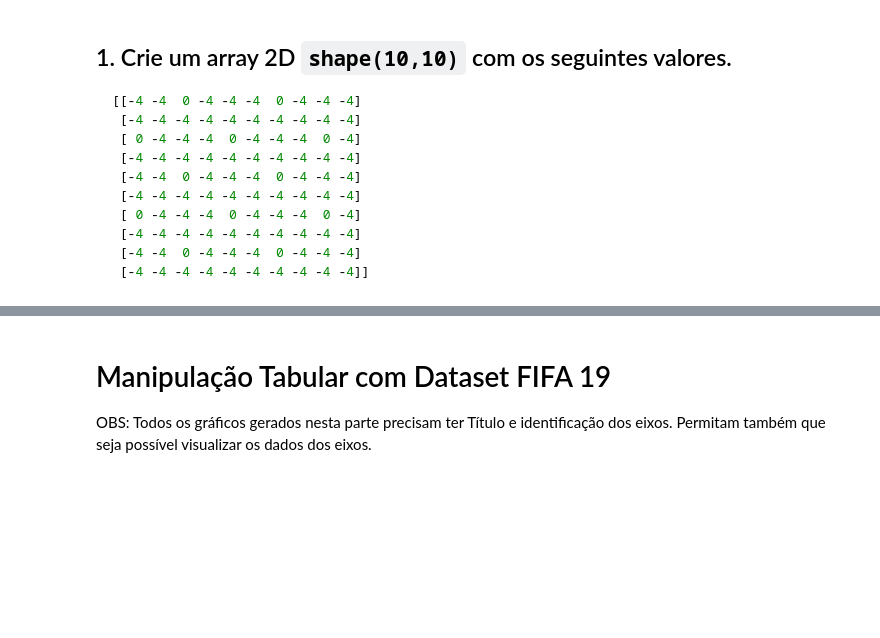
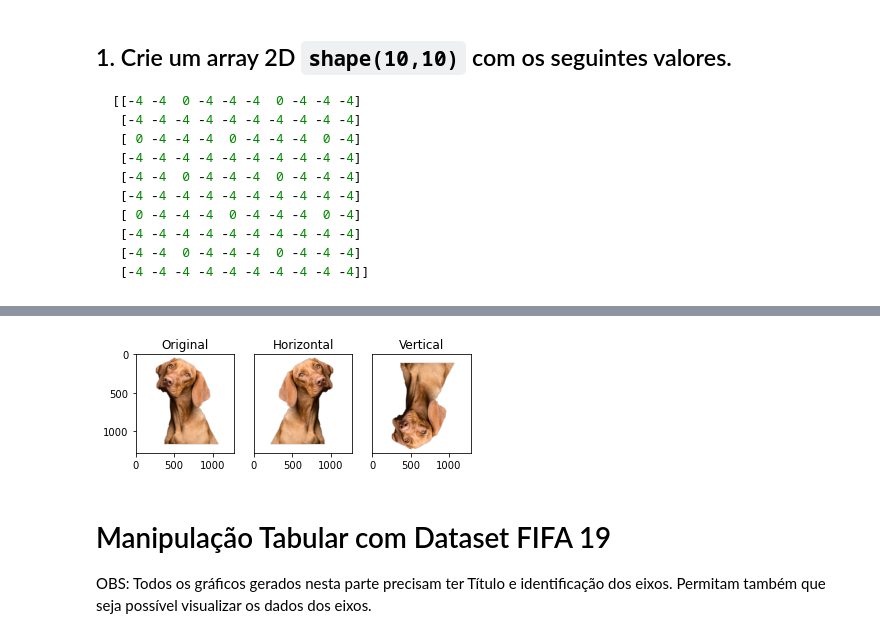
Before and after one commit to macedoti13/Fifa_Data_Analysis, a Jupyter notebook: TG2.ipynb, the cells around one changed output, grey strips where cells are left out. Cells and saved outputs as stored; diff of their text form; code cells hidden in the pictures; blank space fills up the shorter version.

```diff
--- a/TG2.ipynb
+++ b/TG2.ipynb
@@ -81,6 +139,28 @@ _Observação: utilize somente idexação e fatiamento_
 **Resultado Esperado:**
 
 ![](dados/fig-tg2-ex4.png)
+# %%
+img = Image.open('dados/dog.png')
+data = np.asarray(img)
+
+fig, ax = plt.subplots(1,3)
+
+# Le as imagens com os flips
+ax[0].imshow(data)
+ax[1].imshow(np.fliplr(data))
+ax[2].imshow(np.flipud(data))
+
+ax[0].set_title('Original')
+ax[1].set_title('Horizontal')
+ax[2].set_title('Vertical')
+
+# remove a visibilidade dos eixos y
+ax[1].axes.get_yaxis().set_visible(False)
+ax[2].axes.get_yaxis().set_visible(False)
+
+plt.show()
+# %% [output]
+[figure, added]
 # %% [markdown]
 # Manipulação Tabular com Dataset FIFA 19
 
```
Also changed, not shown: parts of 18 cells of this notebook.
